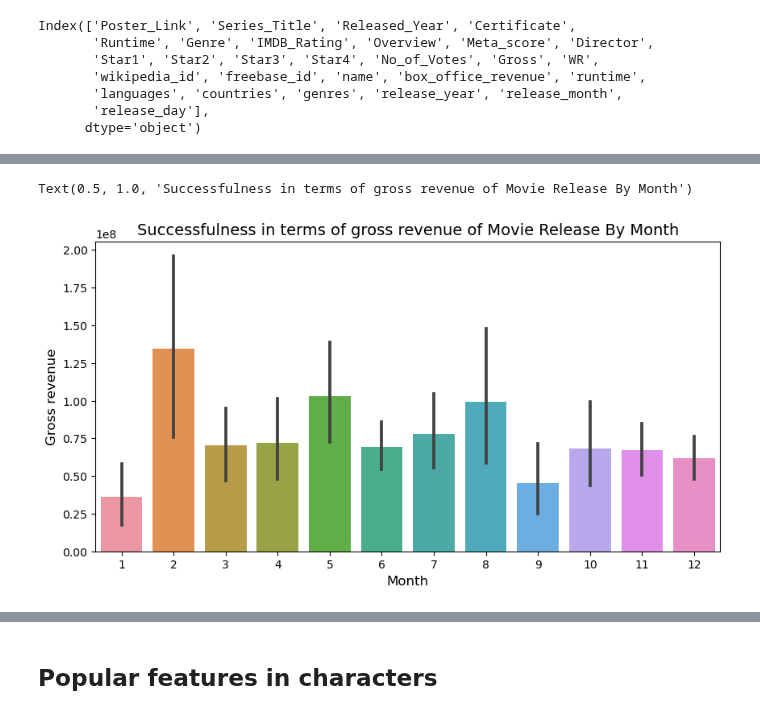
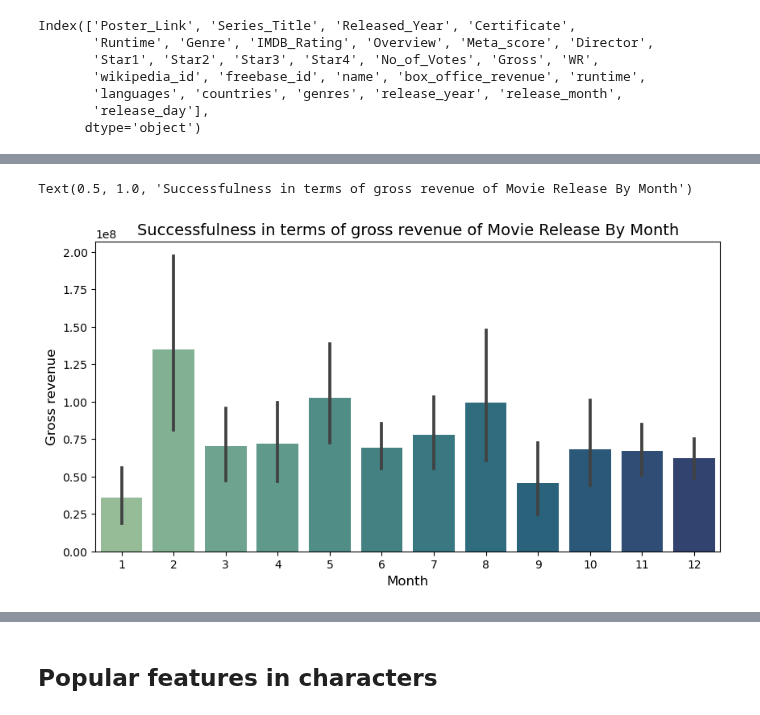
Before and after one commit to epfl-ada/ada-2022-project-theadaholics, a Jupyter notebook: main.ipynb, the cells around one changed output, grey strips where cells are left out. Saved outputs shown, nothing was run; the diff lists cells and outputs as text; code cells hidden in the pictures.

```diff
--- a/main.ipynb
+++ b/main.ipynb
@@ -539,10 +541,10 @@ Text(0.5, 1.0, 'Successfulness in terms of box office revenue of Movie Release B
 # %%
 # Plot
 plt.figure(figsize=(10,5))
-ax7 = sns.barplot(x="release_month", y="Gross",data=df_release)
+ax7 = sns.barplot(x="release_month", y="Gross",data=df_release,palette='crest')
 plt.xlabel('Month', fontsize=12)
 plt.ylabel('Gross revenue', fontsize=12)
 plt.title('Successfulness in terms of gross revenue of Movie Release By Month', fontsize=14)
 # %% [output]
 Text(0.5, 1.0, 'Successfulness in terms of gross revenue of Movie Release By Month')
-[figure, old version]
+[figure, new version]
```
Also changed, not shown: parts of 11 cells of this notebook.
